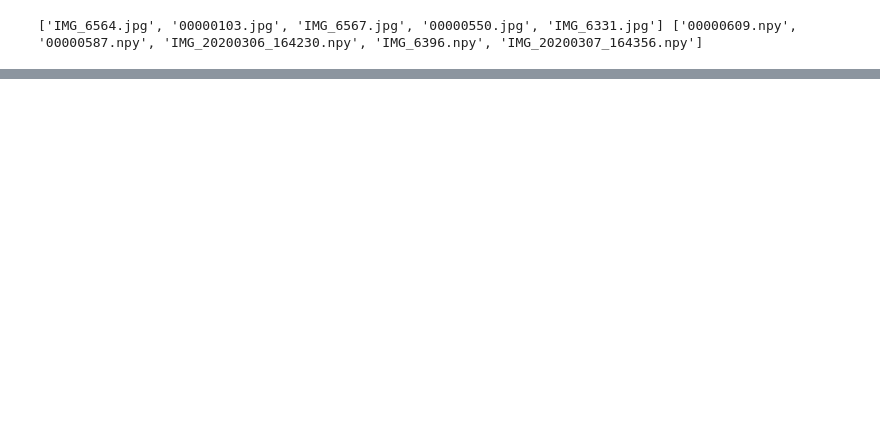
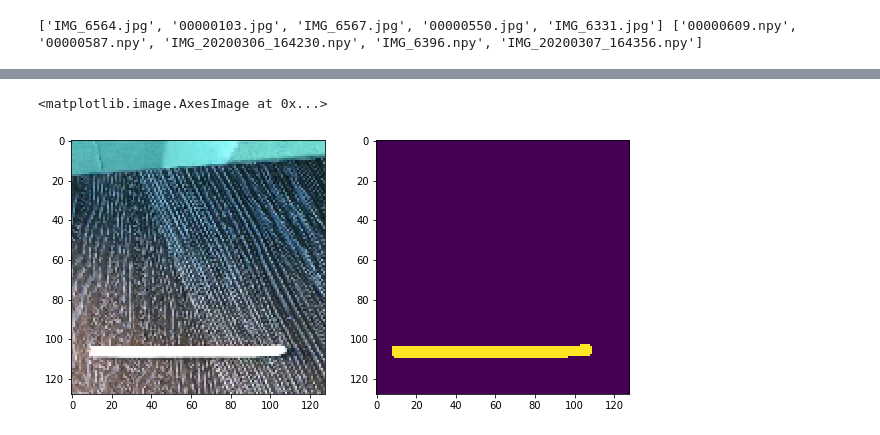
Before and after one commit to Elmar999/Cigarette_buts_detection, a Jupyter notebook: cigarette_buts/cigarettNet/test.ipynb, the cells around one changed output, grey strips where cells are left out. Saved outputs shown, nothing was run; the diff lists cells and outputs as text; code cells hidden in the pictures; blank space fills up the shorter version.

```diff
--- a/cigarette_buts/cigarettNet/test.ipynb
+++ b/cigarette_buts/cigarettNet/test.ipynb
@@ -427,0 +606,12 @@ video_predict('/home/elmar/Cigarette_buts_detection/cigarette_buts/out/image/tes
+# %%
+img_mask_ds = video_predict('/home/elmar/Cigarette_buts_detection/cigarette_buts/cigarettNet/cigar_test.mp4', base_model , 0.44)
+# %%
+img_index = 11
+img = img_mask_ds[img_index][0]
+mask = img_mask_ds[img_index][1]
+fig, axs = plt.subplots(1, 2, figsize=(10, 8))
+axs[0].imshow(img)
+axs[1].imshow(mask)
+# %% [output]
+<matplotlib.image.AxesImage at 0x...>
+[figure, added]
```
Also changed, not shown: parts of 27 cells of this notebook.
